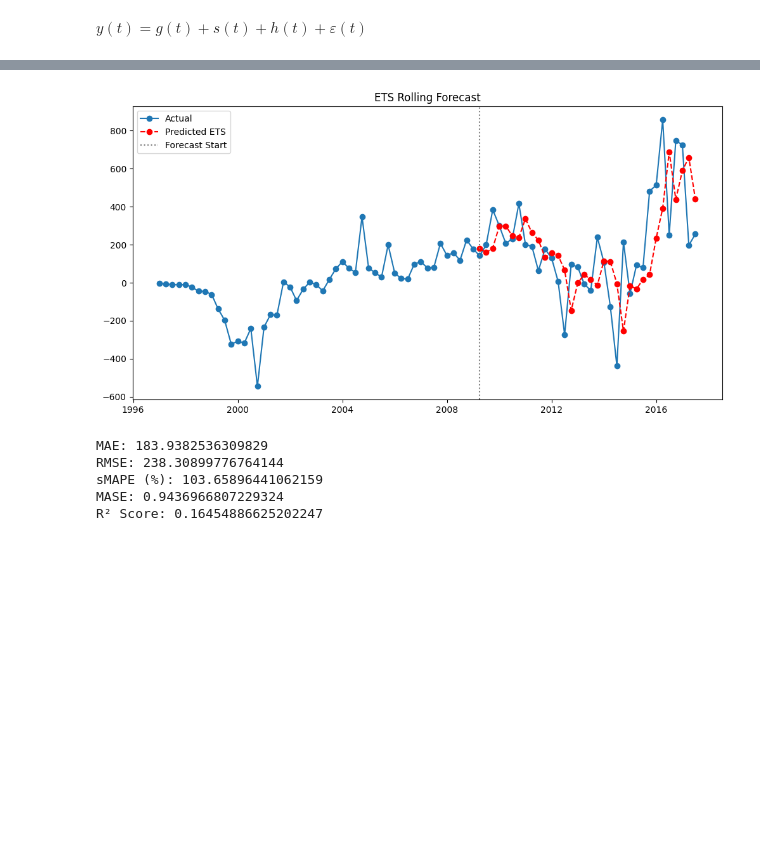
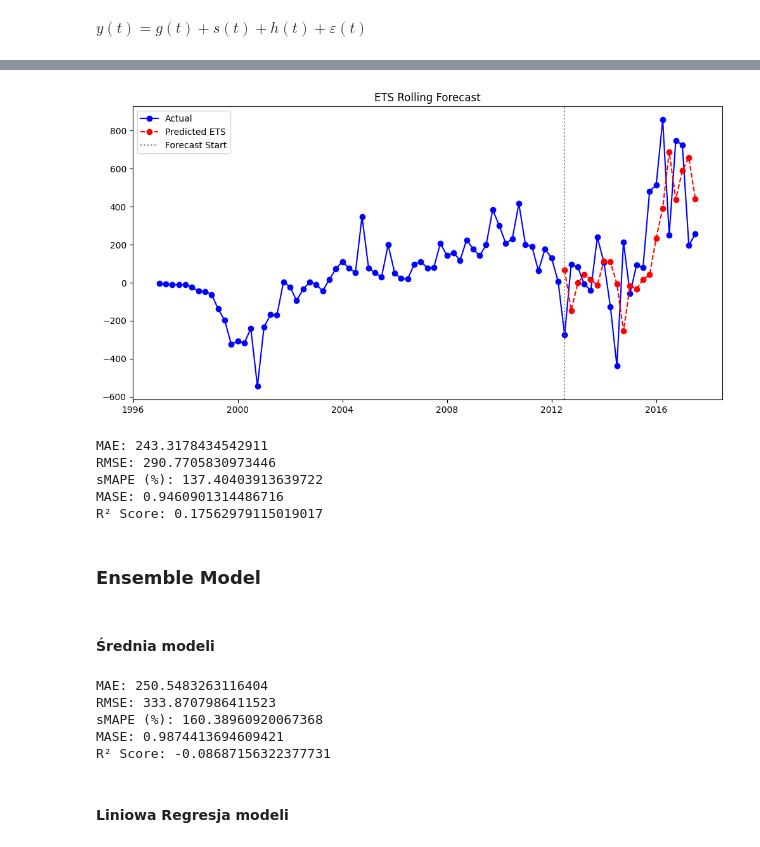
Before and after one commit to KawaMaciej/Stochastyczna, a Jupyter notebook: notebook.ipynb, the cells around one changed output, grey strips where cells are left out. Cells and saved outputs as stored; diff of their text form; code cells hidden in the pictures; blank space fills up the shorter version.

```diff
--- a/notebook.ipynb
+++ b/notebook.ipynb
@@ -19,7 +17,7 @@ warnings.filterwarnings("ignore")
 # %%
 data_cutoff = -32
 figsize=(12, 6)
-train_size = 0.6
+train_size = 0.75
 # %% [markdown]
 ## 1. Eksploracja Dancych
 # %% [markdown]
@@ -392,15 +340,12 @@ Conclusion: No significant autocorrelation
 # %% [markdown]
 ## Walidacja Arcitektury Modelu
 # %%
-from sklearn.model_selection import TimeSeriesSplit, cross_val_score
-import pmdarima as pm
+from sklearn.model_selection import TimeSeriesSplit
 
-arimka = pm.ARIMA(order=(3, 1, 3),
-                  suppress_warnings = False)
 
-data = df["Net Income/Loss"]
+data = train
 
-n_splits = 6
+n_splits = 3
 
 tscv = TimeSeriesSplit(n_splits=n_splits)
 
@@ -409,7 +354,7 @@ mae_scores = []
 for train_index, test_index in tscv.split(data):
     train_data, test_data = data.iloc[train_index], data.iloc[test_index]
 
-    model = ARIMA(train_data, order=(3, 1, 3))
+    model = ARIMA(train_data, order=optimized_orders["best_orders"][0])
     fitted_model = model.fit()
 
     predictions = fitted_model.forecast(steps=len(test_data))
@@ -593,40 +538,62 @@ plt.show()
 # %%
 from statsmodels.tsa.holtwinters import ExponentialSmoothing
 
 series = pd.Series(df.values.flatten(), index=df.index)
 
-train = series.iloc[:start_index]
-test = series.iloc[start_index:]
+train_ets = series.iloc[:start_index]
+test_ets = series.iloc[start_index:]
 
-test = pd.Series(test, index=series.index[start_index:])
+test_ets = pd.Series(test_ets, index=series.index[start_index:])
 
-history = train.copy()
+history = train_ets.copy()
 pred_ets = []
 
-for t in range(len(test)):
+for t in range(len(test_ets)):
     model = ExponentialSmoothing(history, trend=None, seasonal=None)  # brak sezonowości
     model_fit = model.fit(optimized=True)
 
     yhat = model_fit.forecast(1)[0]
     pred_ets.append(yhat)
 
-    new_point = pd.Series([test.iloc[t]], index=[test.index[t]])
+    new_point = pd.Series([test_ets.iloc[t]], index=[test_ets.index[t]])
     history = pd.concat([history, new_point])
 
 
 plt.figure(figsize=figsize)
-plt.plot(series, label='Actual',  marker='o')
-plt.plot(test.index, pred_ets, color='red', linestyle='--', label='Predicted ETS',  marker='o')
+plt.plot(series, label='Actual',  marker='o', color = "blue")
+plt.plot(test_ets.index, pred_ets, color='red', linestyle='--', label='Predicted ETS',  marker='o')
 plt.axvline(series.index[start_index], color='gray', linestyle=':', label='Forecast Start')
 plt.legend()
 plt.title("ETS Rolling Forecast")
 plt.show()
 
-ETS_metrics = evaluate_forecasts(test, pred_ets)
+ETS_metrics = evaluate_forecasts(test_ets, pred_ets)
 # %% [output]
-[figure, old version]
+[figure, new version]
-MAE: 183.9382536309829
-RMSE: 238.30899776764144
-sMAPE (%): 103.65896441062159
-MASE: 0.9436966807229324
-R² Score: 0.16454886625202247
+MAE: 243.3178434542911
+RMSE: 290.7705830973446
+sMAPE (%): 137.40403913639722
+MASE: 0.9460901314486716
+R² Score: 0.17562979115019017
+# %% [markdown]
+### Ensemble Model
+# %% [markdown]
+#### Średnia modeli
+# %%
+forecast_df = pd.DataFrame({
+    method[i]: predictions[i]["forecast"] for i in range(len(method))
+}, index=predictions[0].index)
+
+ensemble_prediction = forecast_df.mean(axis=1)
+
+
+ensemble_prediction = ensemble_prediction/len(method)
+enseblme_metrics = evaluate_forecasts(test, ensemble_prediction)
+# %% [output]
+MAE: 250.5483263116404
+RMSE: 333.8707986411523
+sMAPE (%): 160.38960920067368
+MASE: 0.9874413694609421
+R² Score: -0.08687156322377731
+# %% [markdown]
+#### Liniowa Regresja modeli
```
Also changed, not shown: parts of 28 cells of this notebook, 1 other file.
